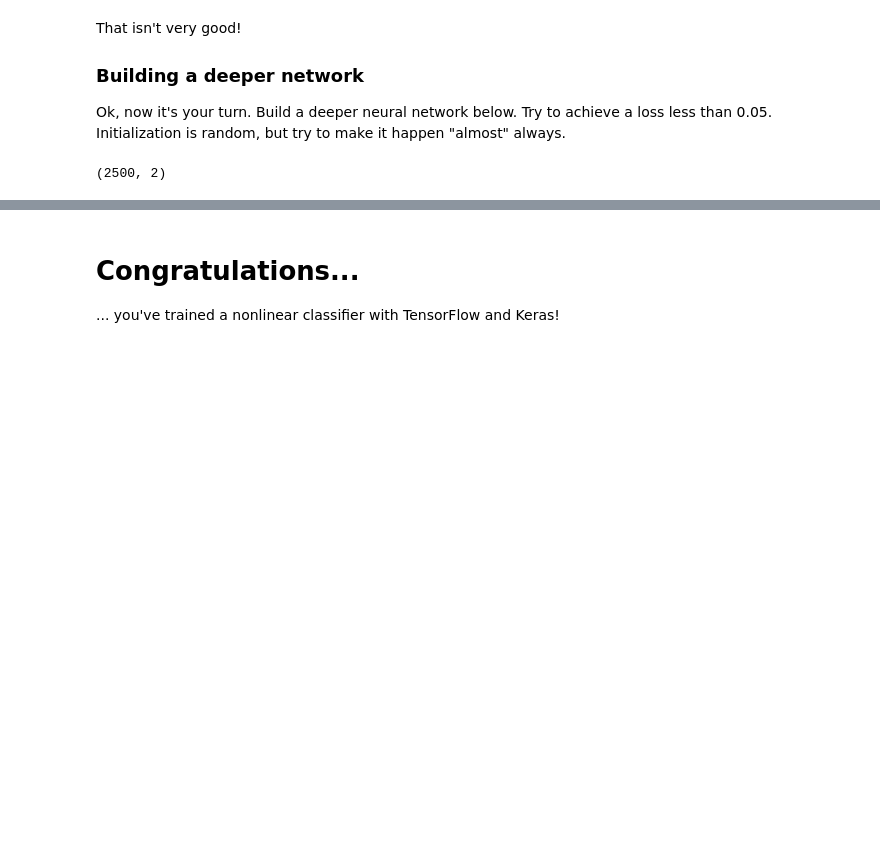
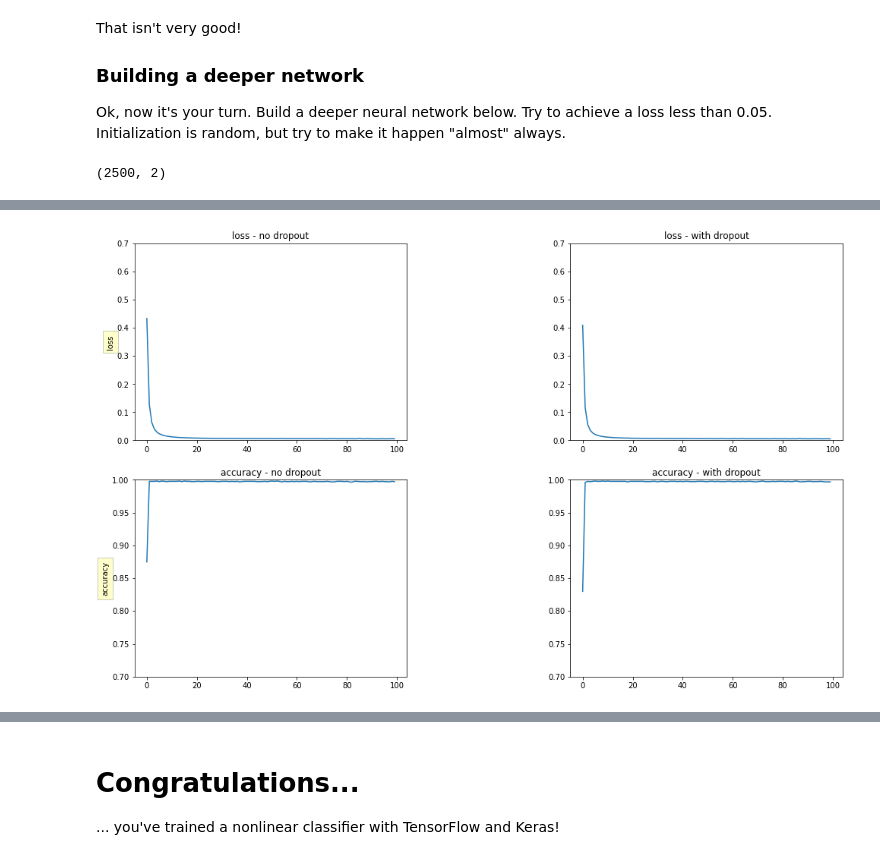
Before and after one commit to smahensaria/2021-summer-main, a Jupyter notebook: assignment/a2/TensorFlow.ipynb, the cells around one changed output, grey strips where cells are left out. Drawn from its saved outputs; the diff is of its cells as text; code cells hidden in the pictures; blank space fills up the shorter version.

```diff
--- a/assignment/a2/TensorFlow.ipynb
+++ b/assignment/a2/TensorFlow.ipynb
@@ -218,6 +218,6 @@ deep_model.compile(optimizer='adam',
               loss='binary_crossentropy',
               metrics=['accuracy'])
 
-deep_model.fit(X_train, y_train, epochs=100)
+history_1 = deep_model.fit(X_train, y_train, epochs=100)
 # %% [output]
 Epoch 1/100
@@ -246,0 +325,44 @@ plt.scatter(X_test[:,0], X_test[:,1], c=predictions[:,0]>0.5, cmap='bwr')
+# %%
+# 4-window plot. Small modification from matplotlib examples.
+
+def make_plot(axs, history1, history2):
+    box = dict(facecolor='yellow', pad=5, alpha=0.2)
+
+    ax1 = axs[0, 0]
+    ax1.plot(history1.history['loss'])
+    #ax1.plot(history1.history['val_loss'])
+    ax1.set_title('loss - no dropout')
+    ax1.set_ylabel('loss', bbox=box)
+    ax1.set_ylim(0, 0.7)
+
+    ax3 = axs[1, 0]
+    ax3.set_title('accuracy - no dropout')
+    #ax3.plot(history1.history['categorical_accuracy'])
+    #ax3.plot(history1.history['val_categorical_accuracy'])
+    ax3.plot(history1.history['accuracy'])
+    ax3.set_ylabel('accuracy', bbox=box)
+    ax3.set_ylim(0.7, 1.0)
+
+
+    ax2 = axs[0, 1]
+    ax2.set_title('loss - with dropout')
+    ax2.plot(history2.history['loss'])
+    #ax2.plot(history2.history['val_loss'])
+    ax2.set_ylim(0, 0.7)
+
+    ax4 = axs[1, 1]
+    ax4.set_title('accuracy - with dropout')
+    #ax4.plot(history2.history['categorical_accuracy'])
+    #ax4.plot(history2.history['val_categorical_accuracy'])
+    ax4.plot(history2.history['accuracy'])
+    ax4.set_ylim(0.7, 1.0)
+# %%
+fig, axs = plt.subplots(2, 2)
+fig.subplots_adjust(left=0.2, wspace=0.6)
+make_plot(axs, history_1, history_2)
+
+fig.align_ylabels(axs[:, 1])
+fig.set_size_inches(18.5, 10.5)
+plt.show()
+# %% [output]
+[figure, added]
```
Also changed, not shown: parts of 4 cells of this notebook, 3 other files.
